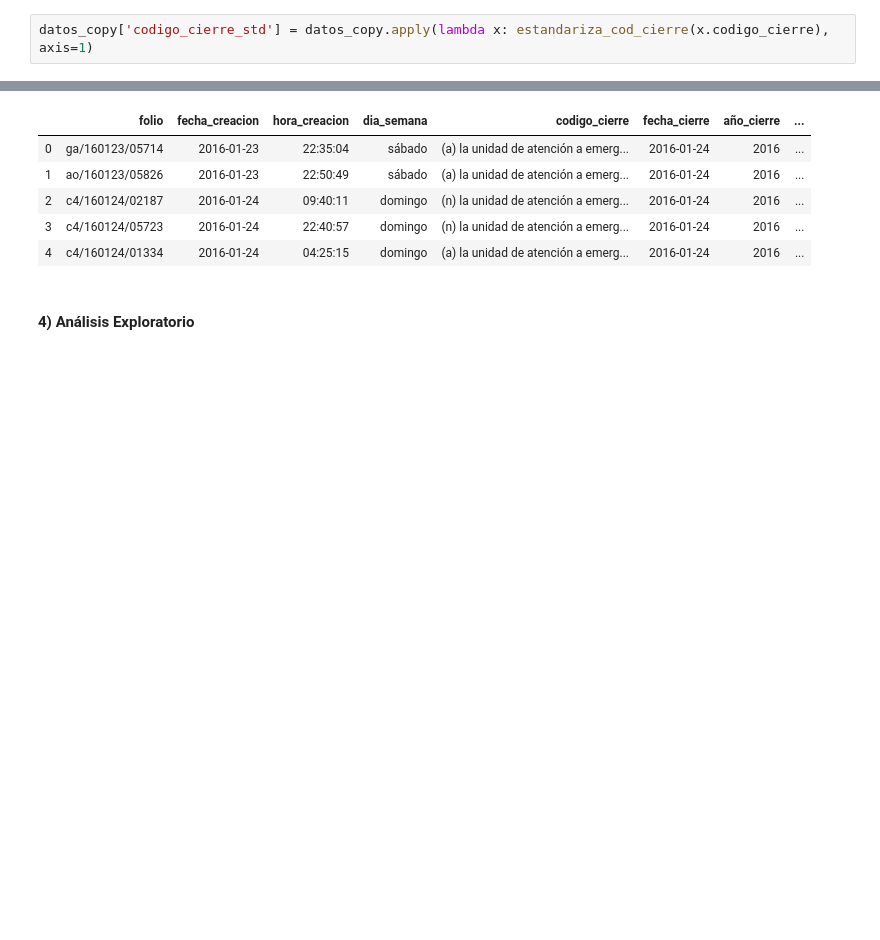
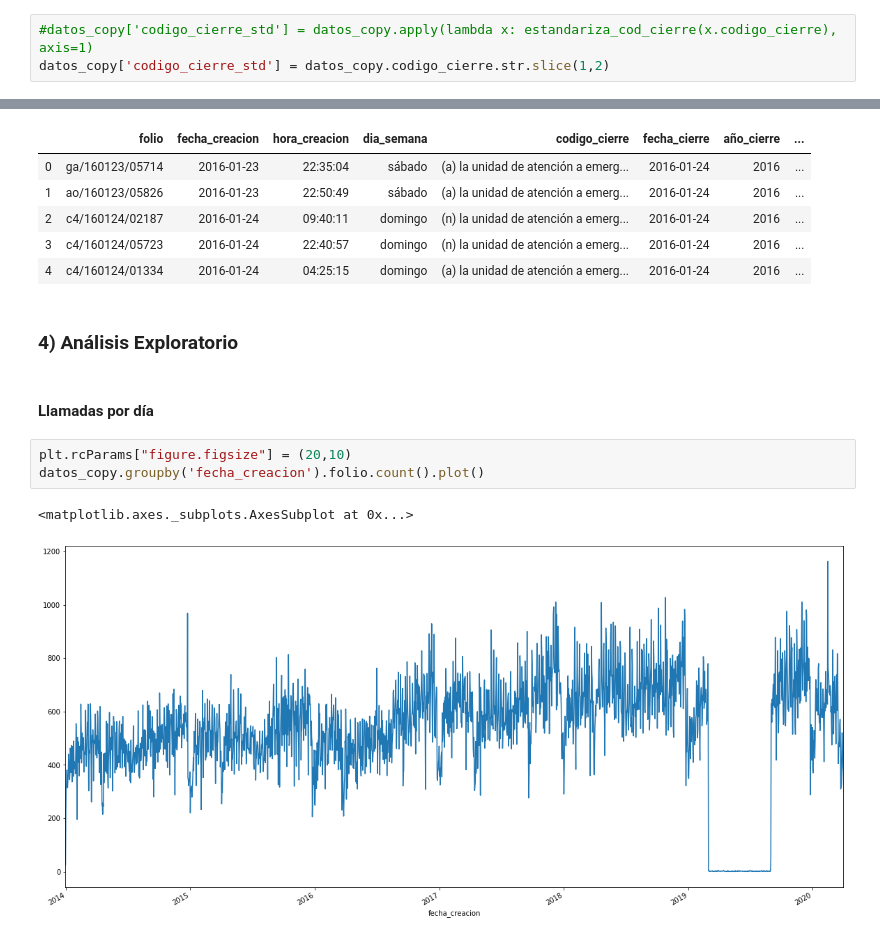
Before and after one commit to ArquitecturaProductoDatos7/Diseno_producto_de_datos-, a Jupyter notebook: EDA/EDA_c5.ipynb, the cells around one changed output, grey strips where cells are left out. Drawn from its saved outputs; the diff is of its cells as text; blank space fills up the shorter version.

```diff
--- a/EDA/EDA_c5.ipynb
+++ b/EDA/EDA_c5.ipynb
@@ -202,7 +202,8 @@ def estandariza_cod_cierre(codigo):
     else:
         return "no especifica"
 # %%
-datos_copy['codigo_cierre_std'] = datos_copy.apply(lambda x: estandariza_cod_cierre(x.codigo_cierre), axis=1)
+#datos_copy['codigo_cierre_std'] = datos_copy.apply(lambda x: estandariza_cod_cierre(x.codigo_cierre), axis=1)
+datos_copy['codigo_cierre_std'] = datos_copy.codigo_cierre.str.slice(1,2)
 # %%
 datos_copy.codigo_cierre_std.unique()
 # %% [output]
@@ -217,4 +218,12 @@ datos_copy.head()
 | 3 | c4/160124/05723 | 2016-01-24 | 22:40:57 | domingo | (n) la unidad de atención a emerg... | 2016-01-24 | 2016 | ... |
 | 4 | c4/160124/01334 | 2016-01-24 | 04:25:15 | domingo | (a) la unidad de atención a emerg... | 2016-01-24 | 2016 | ... |
 # %% [markdown]
-#### 4) Análisis Exploratorio
+### 4) Análisis Exploratorio
+# %% [markdown]
+#### Llamadas por día
+# %%
+plt.rcParams["figure.figsize"] = (20,10)
+datos_copy.groupby('fecha_creacion').folio.count().plot()
+# %% [output]
+<matplotlib.axes._subplots.AxesSubplot at 0x...>
+[figure, added]
```
Also changed, not shown: parts of 8 cells of this notebook.
